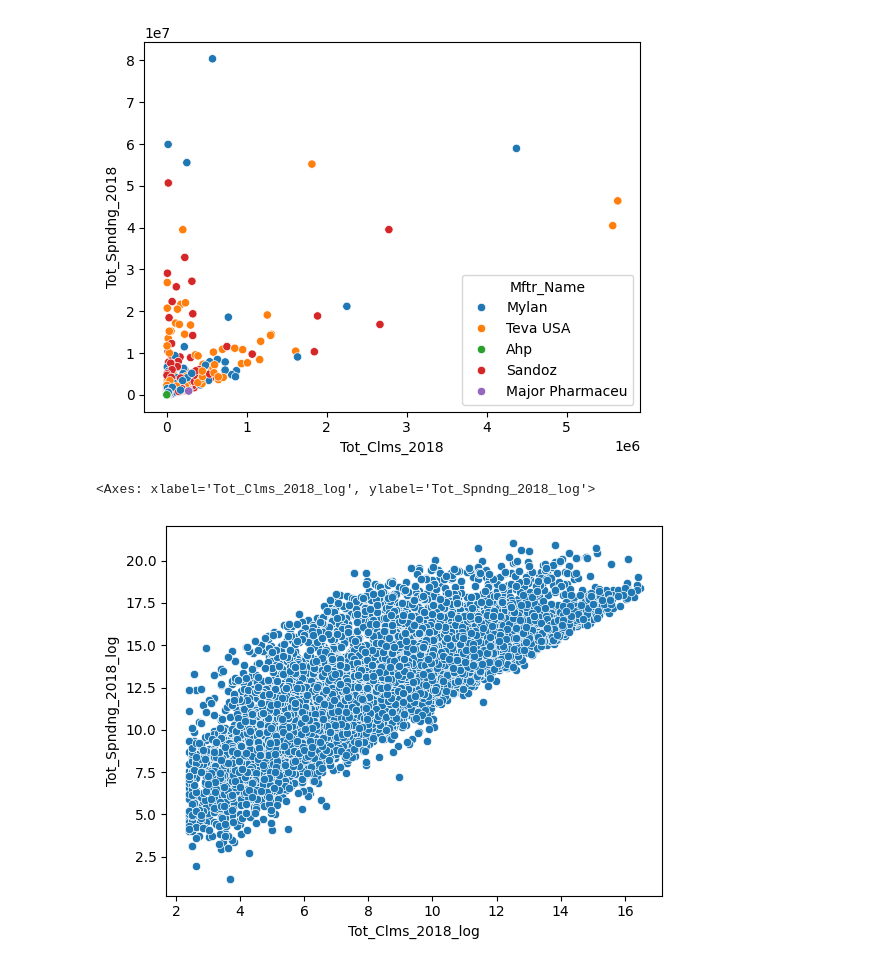
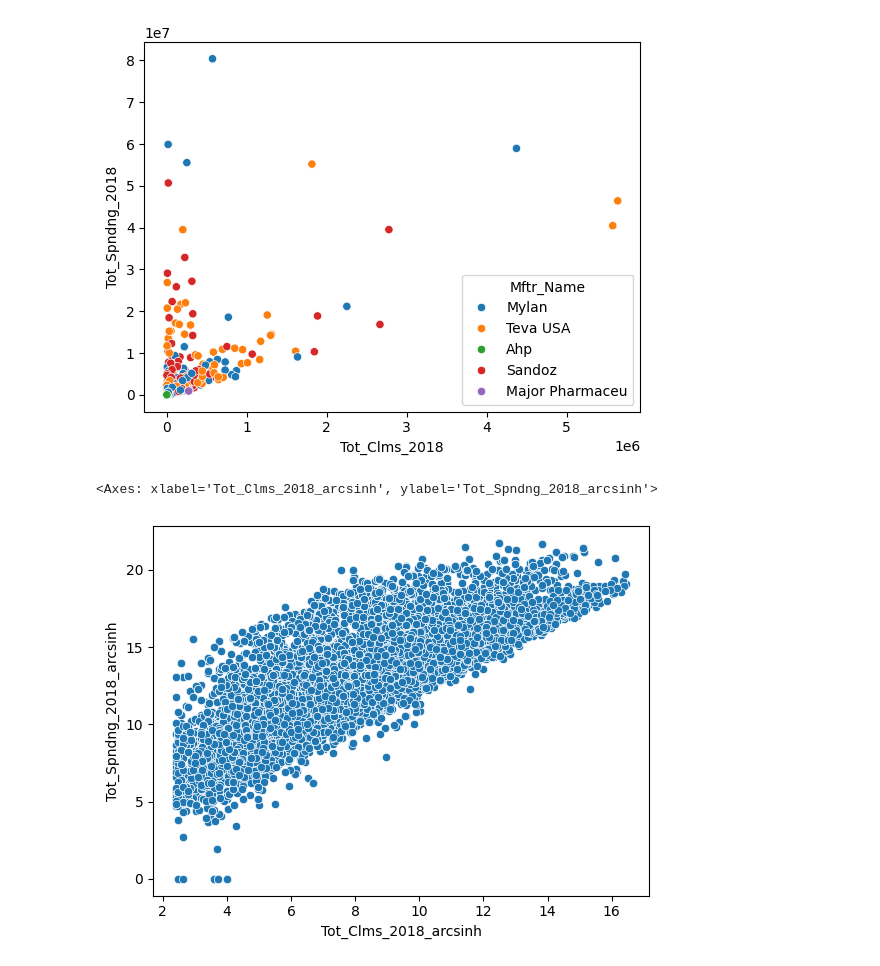
Before and after one commit to natalieassaad/visualization, a Jupyter notebook: assignment/assignment.ipynb, the cells around one changed output. Drawn from its saved outputs; the diff is of its cells as text; code cells hidden in the pictures.

```diff
--- a/assignment/assignment.ipynb
+++ b/assignment/assignment.ipynb
@@ -265,7 +265,7 @@ import numpy as np
 import matplotlib.pyplot as plt
 import seaborn as sns
 
-med = pd.read_csv('/DSD_MCD_RY24_P06_V20_D22_BGM.csv')
+med = pd.read_csv('/content/DSD_MCD_RY24_P06_V20_D22_BGM.csv')
 med.head(20)
 # %% [output]
 |  | Brnd_Name | Gnrc_Name | Tot_Mftr | Mftr_Name | Tot_Spndng_2018 | Tot_Dsg_Unts_2018 | Tot_Clms_2018 | ... |
@@ -406,14 +429,14 @@ plt.show()
 # %%
-# lots of outliers and the graph is very skewed, smooth out using logs
-med['Tot_Spndng_2018_log'] = np.log(med['Tot_Spndng_2018'])
-med['Tot_Spndng_2019_log'] = np.log(med['Tot_Spndng_2019'])
-med['Tot_Spndng_2020_log'] = np.log(med['Tot_Spndng_2020'])
-med['Tot_Spndng_2021_log'] = np.log(med['Tot_Spndng_2021'])
+# lots of outliers and the graph is very skewed, smooth out using the inverse hyperbolic sine
+med['Tot_Spndng_2018_arcsinh'] = np.arcsinh(med['Tot_Spndng_2018'])
+med['Tot_Spndng_2019_arcsinh'] = np.arcsinh(med['Tot_Spndng_2019'])
+med['Tot_Spndng_2020_arcsinh'] = np.arcsinh(med['Tot_Spndng_2020'])
+med['Tot_Spndng_2021_arcsinh'] = np.arcsinh(med['Tot_Spndng_2021'])
 
 
 # prompt: made side by side boxplots for total spending in 2018, 2019, and 2020
 # Assuming your dataframe is named 'med' and contains columns 'Tot_Spndng_2018', 'Tot_Spndng_2019', 'Tot_Spndng_2020'
-spending_columns = ['Tot_Spndng_2018_log', 'Tot_Spndng_2019_log', 'Tot_Spndng_2020_log', 'Tot_Spndng_2021_log']
+spending_columns = ['Tot_Spndng_2018_arcsinh', 'Tot_Spndng_2019_arcsinh', 'Tot_Spndng_2020_arcsinh', 'Tot_Spndng_2021_arcsinh']
 
 # Create a list of the columns to plot
 columns_to_plot = [col for col in spending_columns if col in med.columns]
@@ -456,14 +479,14 @@ plt.show()
 # %% [output]
 [figure]
 # %%
-# lots of outliers and the graph is very skewed, smooth out using logs
-med['Tot_Clms_2018_log'] = np.log(med['Tot_Clms_2018'])
-med['Tot_Clms_2019_log'] = np.log(med['Tot_Clms_2019'])
-med['Tot_Clms_2020_log'] = np.log(med['Tot_Clms_2020'])
-med['Tot_Clms_2021_log'] = np.log(med['Tot_Clms_2021'])
+# lots of outliers and the graph is very skewed, smooth out using the inverse hyperbolic sine
+med['Tot_Clms_2018_arcsinh'] = np.log(med['Tot_Clms_2018'])
+med['Tot_Clms_2019_arcsinh'] = np.log(med['Tot_Clms_2019'])
+med['Tot_Clms_2020_arcsinh'] = np.log(med['Tot_Clms_2020'])
+med['Tot_Clms_2021_arcsinh'] = np.log(med['Tot_Clms_2021'])
 
 # Assuming your dataframe is named 'med' and contains columns 'Tot_Spndng_2018', 'Tot_Spndng_2019', 'Tot_Spndng_2020'
-claims_columns = ['Tot_Clms_2018_log', 'Tot_Clms_2019_log', 'Tot_Clms_2020_log', 'Tot_Clms_2021_log']
+claims_columns = ['Tot_Clms_2018_arcsinh', 'Tot_Clms_2019_arcsinh', 'Tot_Clms_2020_arcsinh', 'Tot_Clms_2021_arcsinh']
 
 # Create a list of the columns to plot
 columns_to_plot = [col for col in claims_columns if col in med.columns]
@@ -523,9 +547,9 @@ sns.scatterplot(data=med_filtered, x='Tot_Clms_2018', y='Tot_Spndng_2018', hue='
 <Axes: xlabel='Tot_Clms_2018', ylabel='Tot_Spndng_2018'>
 [figure]
 # %%
-# this scatterplot shows a more positive relationship between the two variables
-sns.scatterplot(data=med, x='Tot_Clms_2018_log', y='Tot_Spndng_2018_log')
+# this scatterplot, rescaled using the inverse hyperbolic sines, shows a more positive relationship between the two variables
+sns.scatterplot(data=med, x='Tot_Clms_2018_arcsinh', y='Tot_Spndng_2018_arcsinh')
 # %% [output]
-<Axes: xlabel='Tot_Clms_2018_log', ylabel='Tot_Spndng_2018_log'>
+<Axes: xlabel='Tot_Clms_2018_arcsinh', ylabel='Tot_Spndng_2018_arcsinh'>
-[figure, old version]
+[figure, new version]
 # %%
```
Also changed, not shown: parts of 6 cells of this notebook.
